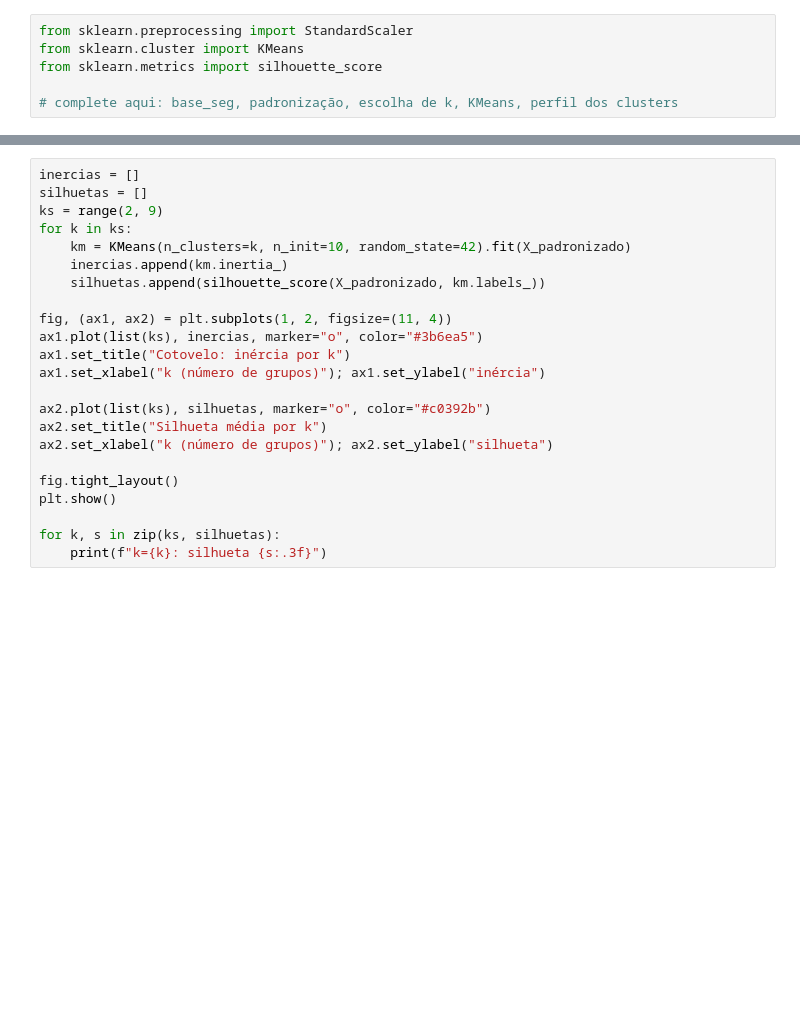
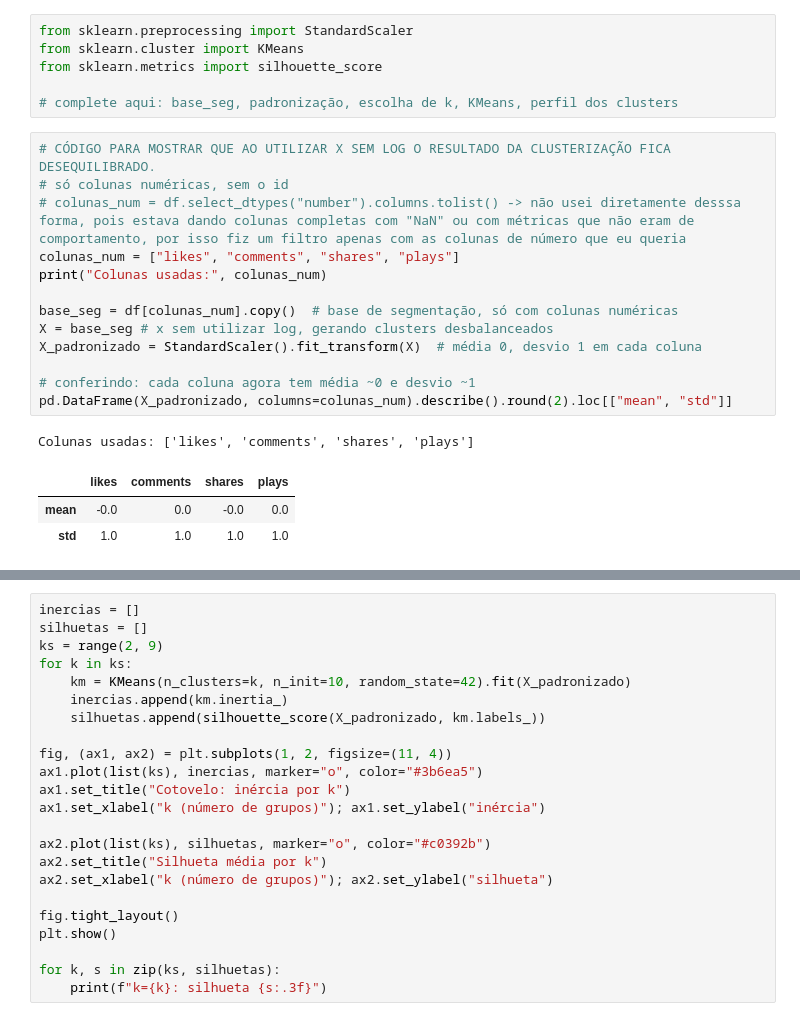
Before and after one commit to sablewin22/extracao-dados-trabalhos-sabrinalewin, a Jupyter notebook: projetos/13-segmentacao-clusterizacao/exercicios/exercicio-13-segmentacao-clusterizacao.ipynb, the cells around one changed output, grey strips where cells are left out. Drawn from its saved outputs; the diff is of its cells as text; blank space fills up the shorter version.

```diff
--- a/projetos/13-segmentacao-clusterizacao/exercicios/exercicio-13-segmentacao-clusterizacao.ipynb
+++ b/projetos/13-segmentacao-clusterizacao/exercicios/exercicio-13-segmentacao-clusterizacao.ipynb
@@ -249,3 +261,21 @@ from sklearn.cluster import KMeans
 from sklearn.metrics import silhouette_score
 
 # complete aqui: base_seg, padronização, escolha de k, KMeans, perfil dos clusters
+# %%
+# CÓDIGO PARA MOSTRAR QUE AO UTILIZAR X SEM LOG O RESULTADO DA CLUSTERIZAÇÃO FICA DESEQUILIBRADO.
+# só colunas numéricas, sem o id
+# colunas_num = df.select_dtypes("number").columns.tolist() -> não usei diretamente desssa forma, pois estava dando colunas completas com "NaN" ou com métricas que não eram de comportamento, por isso fiz um filtro apenas com as colunas de número que eu queria
+colunas_num = ["likes", "comments", "shares", "plays"]
+print("Colunas usadas:", colunas_num)
+
+base_seg = df[colunas_num].copy()  # base de segmentação, só com colunas numéricas
+X = base_seg # x sem utilizar log, gerando clusters desbalanceados
+X_padronizado = StandardScaler().fit_transform(X)  # média 0, desvio 1 em cada coluna
+
+# conferindo: cada coluna agora tem média ~0 e desvio ~1
+pd.DataFrame(X_padronizado, columns=colunas_num).describe().round(2).loc[["mean", "std"]]
+# %% [output]
+Colunas usadas: ['likes', 'comments', 'shares', 'plays']
+|  | likes | comments | shares | plays |
+| mean | -0.0 | 0.0 | -0.0 | 0.0 |
+| std | 1.0 | 1.0 | 1.0 | 1.0 |
```
Also changed, not shown: parts of 8 cells of this notebook.
